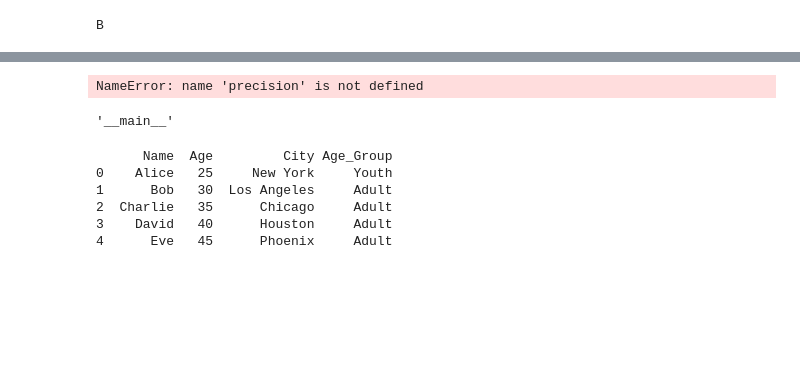
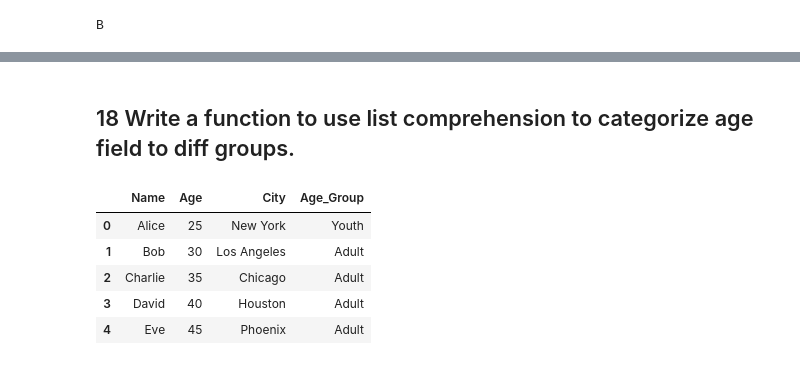
Before and after one commit to iyy18/Python-Data-Analysis, a Jupyter notebook: data_analysis_part1.ipynb, the cells around one changed output, grey strips where cells are left out. Drawn from its saved outputs; the diff is of its cells as text; code cells hidden in the pictures; blank space fills up the shorter version.

```diff
--- a/data_analysis_part1.ipynb
+++ b/data_analysis_part1.ipynb
@@ -550,22 +477,0 @@ apple
-# %%
-
-# Assume y_scores, precision, recall, thresholds are already computed
-
-# Function to find the optimal threshold
-def find_optimal_threshold(precision, recall, thresholds):
-    # Example criterion: maximize recall while ensuring a minimum precision
-    min_precision = 0.80
-    idx = np.where(precision >= min_precision)[0]
-    optimal_recall = recall[idx[-1]]  # Highest recall where precision is above the threshold
-    optimal_threshold = thresholds[idx[-1]]
-    return optimal_threshold
-
-# Get the optimal threshold
-optimal_threshold = find_optimal_threshold(precision, recall, thresholds)
-
-# Convert probabilities to binary predictions using the optimal threshold
-y_pred_optimal = (y_scores >= optimal_threshold).astype(int)
-
-# Now y_pred_optimal contains the binary predictions based on the optimal threshold
-# %% [output]
-NameError: name 'precision' is not defined
@@ -576,43 +478,39 @@ import sys, datetime, pandas
-# %%
-__name__
-# %% [output]
-'__main__'
+# %% [markdown]
+## 18 Write a function to use list comprehension to categorize age field to diff groups.
 # %%
-import pandas as pd
-
 def categorize_age_groups(dataframe, age_column):
     """
     Categorize each entry into age groups based on the age column.
 
     Args:
     dataframe (pd.DataFrame): DataFrame containing the age data.
     age_column (str): The column name in the DataFrame that contains age data.
 
     Returns:
     pd.DataFrame: A new DataFrame with an added 'Age_Group' column.
     """
     if age_column not in dataframe.columns:
         raise ValueError(f"Column '{age_column}' not found in the DataFrame")
 
     dataframe['Age_Group'] = [
         'Youth' if age < 30 else 'Adult' if age <= 45 else 'Senior'
         for age in dataframe[age_column]
     ]
     return dataframe
 
 # Example usage:
 data = {
     'Name': ['Alice', 'Bob', 'Charlie', 'David', 'Eve'],
     'Age': [25, 30, 35, 40, 45],
     'City': ['New York', 'Los Angeles', 'Chicago', 'Houston', 'Phoenix']
 }
 df = pd.DataFrame(data)
 df = categorize_age_groups(df, 'Age')
-print(df)
+df
 # %% [output]
-      Name  Age         City Age_Group
-0    Alice   25     New York     Youth
-1      Bob   30  Los Angeles     Adult
-2  Charlie   35      Chicago     Adult
-3    David   40      Houston     Adult
-4      Eve   45      Phoenix     Adult
+|  | Name | Age | City | Age_Group |
+| 0 | Alice | 25 | New York | Youth |
+| 1 | Bob | 30 | Los Angeles | Adult |
+| 2 | Charlie | 35 | Chicago | Adult |
+| 3 | David | 40 | Houston | Adult |
+| 4 | Eve | 45 | Phoenix | Adult |
```
Also changed, not shown: parts of 15 cells of this notebook.
